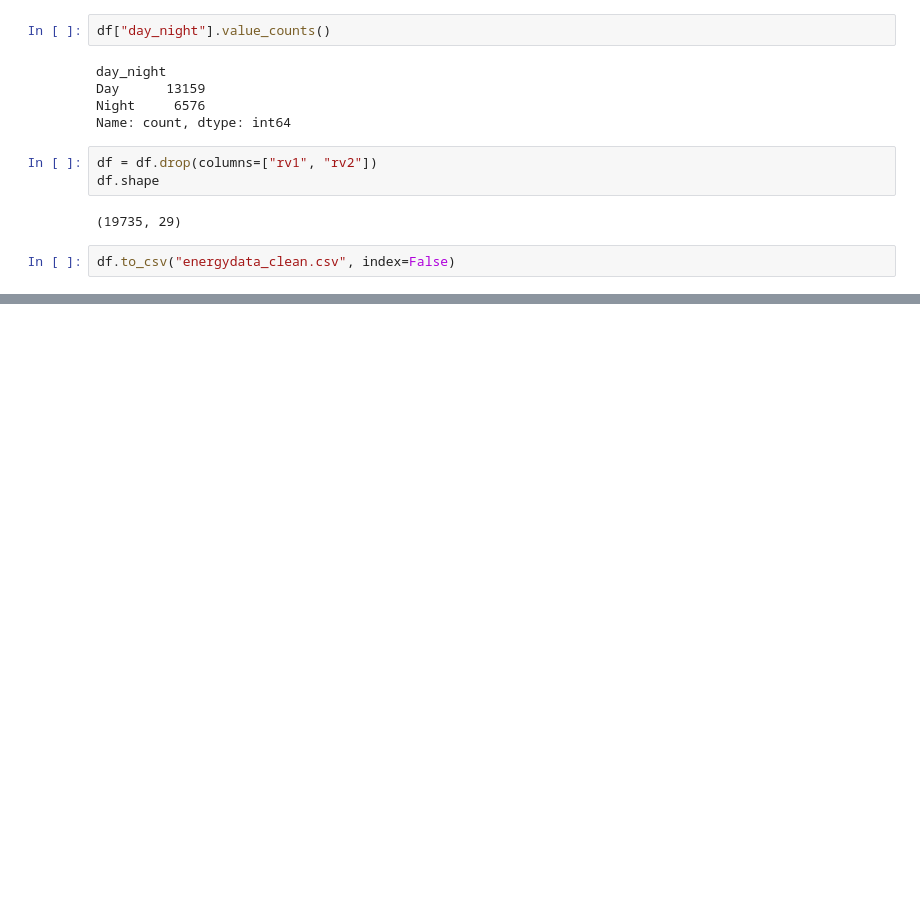
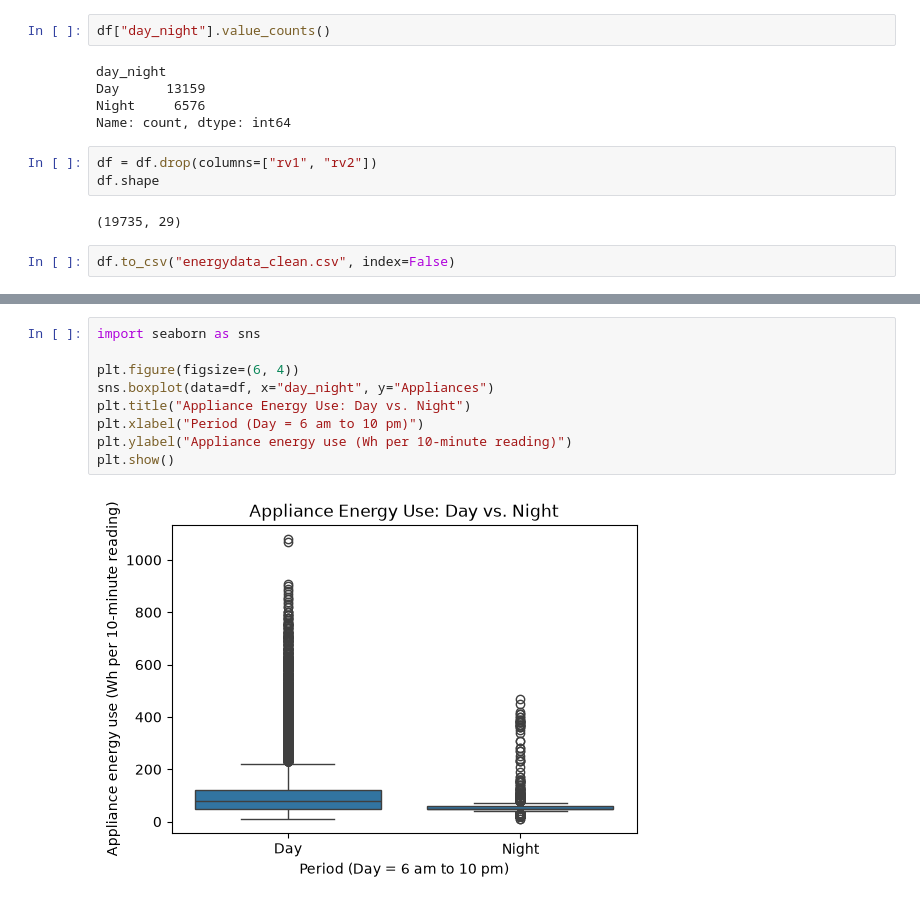
Before and after one commit to elouisedivine-commits/appliances-energy-analysis, a Jupyter notebook: cleaning.ipynb, the cells around one changed output, grey strips where cells are left out. Cells and saved outputs as stored; diff of their text form; blank space fills up the shorter version.

```diff
--- a/cleaning.ipynb
+++ b/cleaning.ipynb
@@ -109,0 +153,11 @@ df.to_csv("energydata_clean.csv", index=False)
+# %%
+import seaborn as sns
+
+plt.figure(figsize=(6, 4))
+sns.boxplot(data=df, x="day_night", y="Appliances")
+plt.title("Appliance Energy Use: Day vs. Night")
+plt.xlabel("Period (Day = 6 am to 10 pm)")
+plt.ylabel("Appliance energy use (Wh per 10-minute reading)")
+plt.show()
+# %% [output]
+[figure, added]
```
Also changed, not shown: parts of 9 cells of this notebook.
